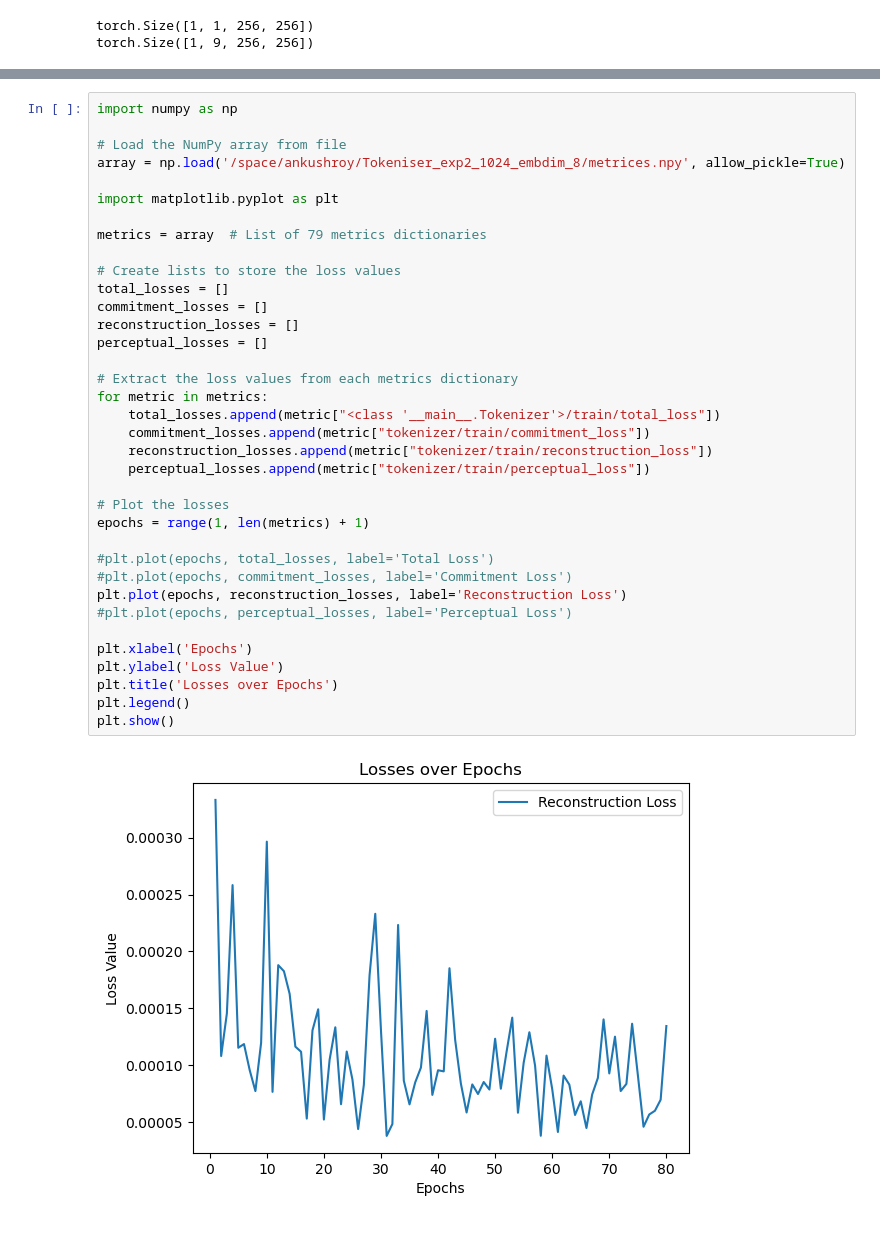
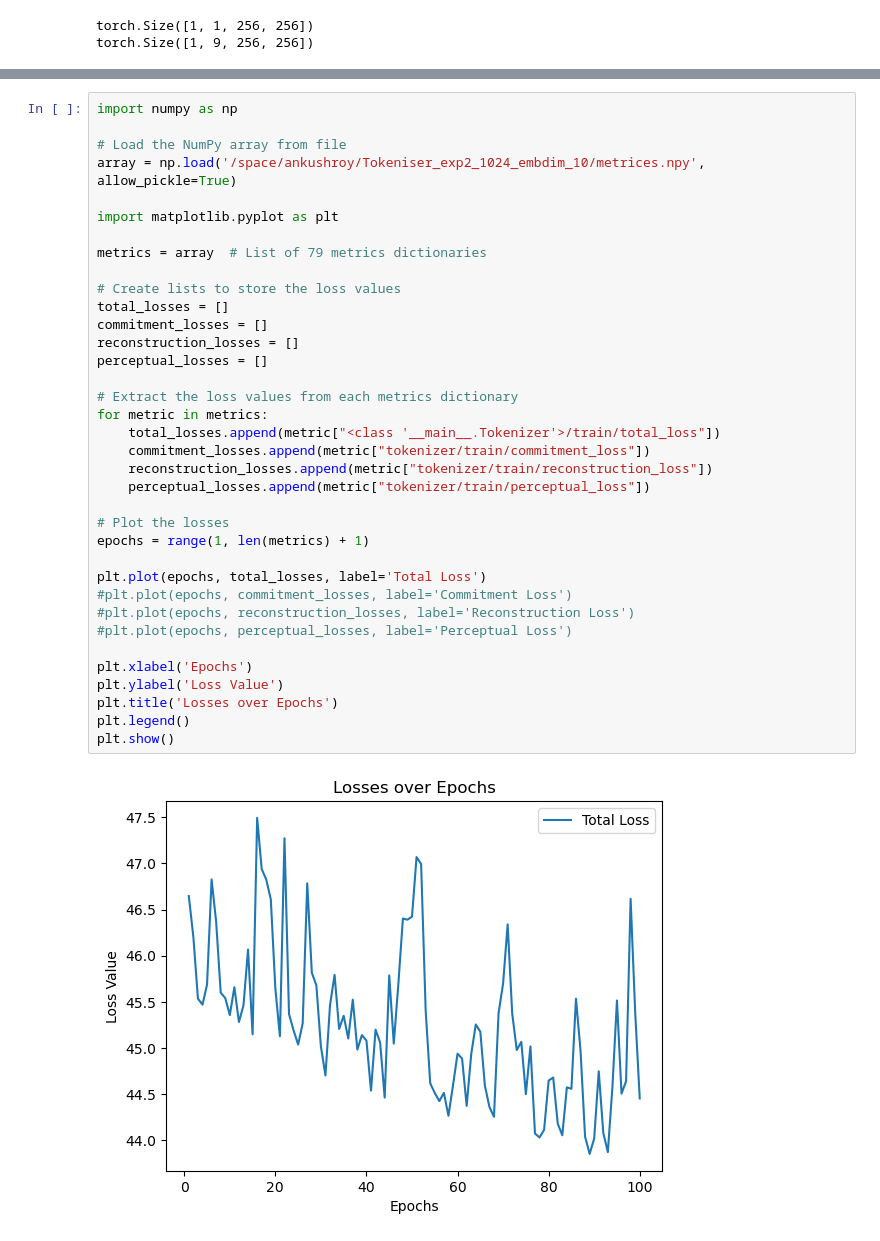
Before and after one commit to Limpingdragon03/Tokeniser_IRIS, a Jupyter notebook: src/models/tokenizer/token_ankush_1.ipynb, the cells around one changed output, grey strips where cells are left out. Saved outputs shown, nothing was run; the diff lists cells and outputs as text.

Commit message:
Final commit on IRIS-Tokeniser

```diff
--- a/src/models/tokenizer/token_ankush_1.ipynb
+++ b/src/models/tokenizer/token_ankush_1.ipynb
@@ -515,38 +708,38 @@ Estimated Total Size (MB): 1349.00
 import numpy as np
 
 # Load the NumPy array from file
-array = np.load('/space/ankushroy/Tokeniser_exp2_1024_embdim_8/metrices.npy', allow_pickle=True)
+array = np.load('/space/ankushroy/Tokeniser_exp2_1024_embdim_10/metrices.npy', allow_pickle=True)
 
 import matplotlib.pyplot as plt
 
 metrics = array  # List of 79 metrics dictionaries
 
 # Create lists to store the loss values
 total_losses = []
 commitment_losses = []
 reconstruction_losses = []
 perceptual_losses = []
 
 # Extract the loss values from each metrics dictionary
 for metric in metrics:
     total_losses.append(metric["<class '__main__.Tokenizer'>/train/total_loss"])
     commitment_losses.append(metric["tokenizer/train/commitment_loss"])
     reconstruction_losses.append(metric["tokenizer/train/reconstruction_loss"])
     perceptual_losses.append(metric["tokenizer/train/perceptual_loss"])
 
 # Plot the losses
 epochs = range(1, len(metrics) + 1)
 
-#plt.plot(epochs, total_losses, label='Total Loss')
+plt.plot(epochs, total_losses, label='Total Loss')
 #plt.plot(epochs, commitment_losses, label='Commitment Loss')
-plt.plot(epochs, reconstruction_losses, label='Reconstruction Loss')
+#plt.plot(epochs, reconstruction_losses, label='Reconstruction Loss')
 #plt.plot(epochs, perceptual_losses, label='Perceptual Loss')
 
 plt.xlabel('Epochs')
 plt.ylabel('Loss Value')
 plt.title('Losses over Epochs')
 plt.legend()
 plt.show()
 # %% [output]
-[figure, old version]
+[figure, new version]
 # %%
```
Also changed, not shown: parts of 20 cells of this notebook, 21 other files.
